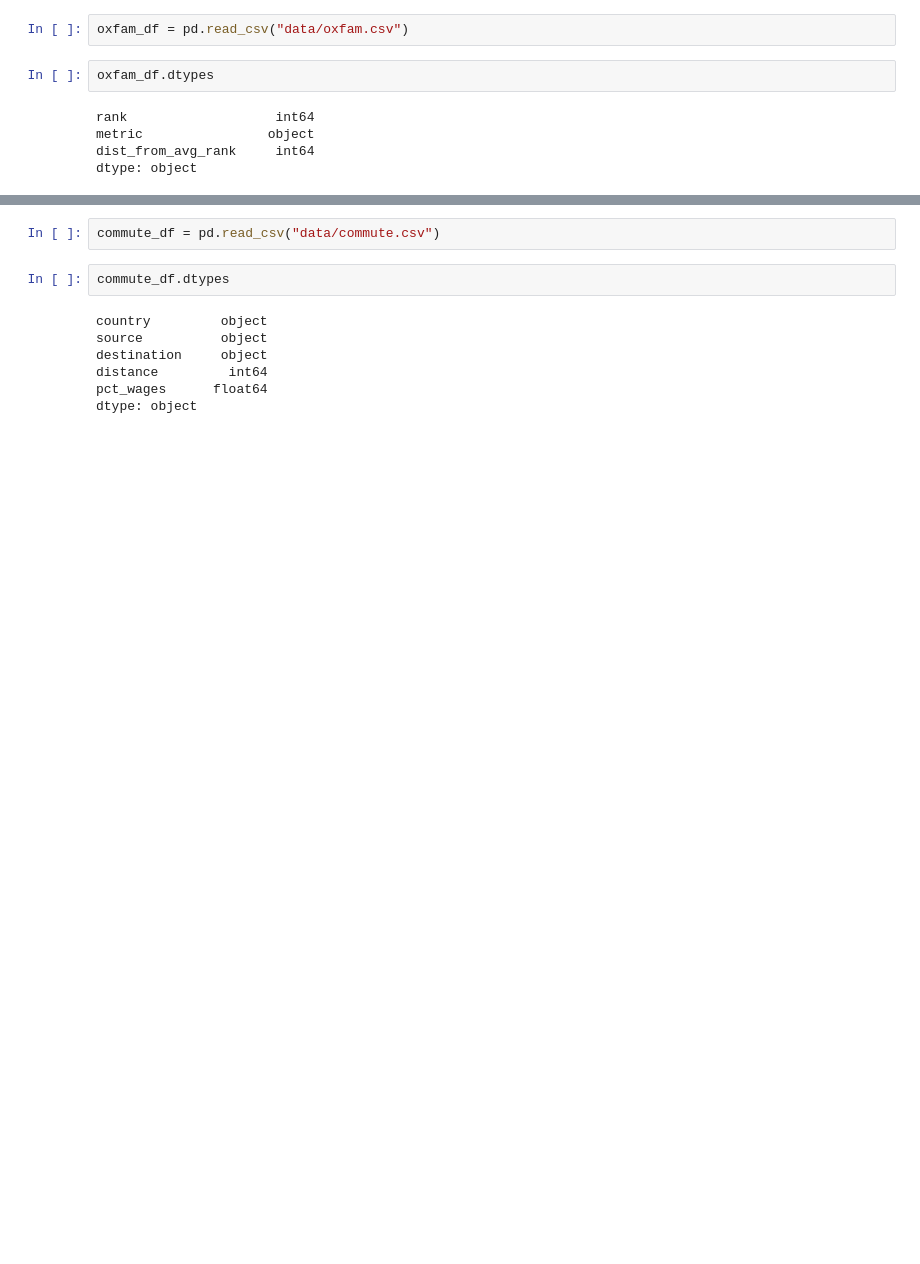
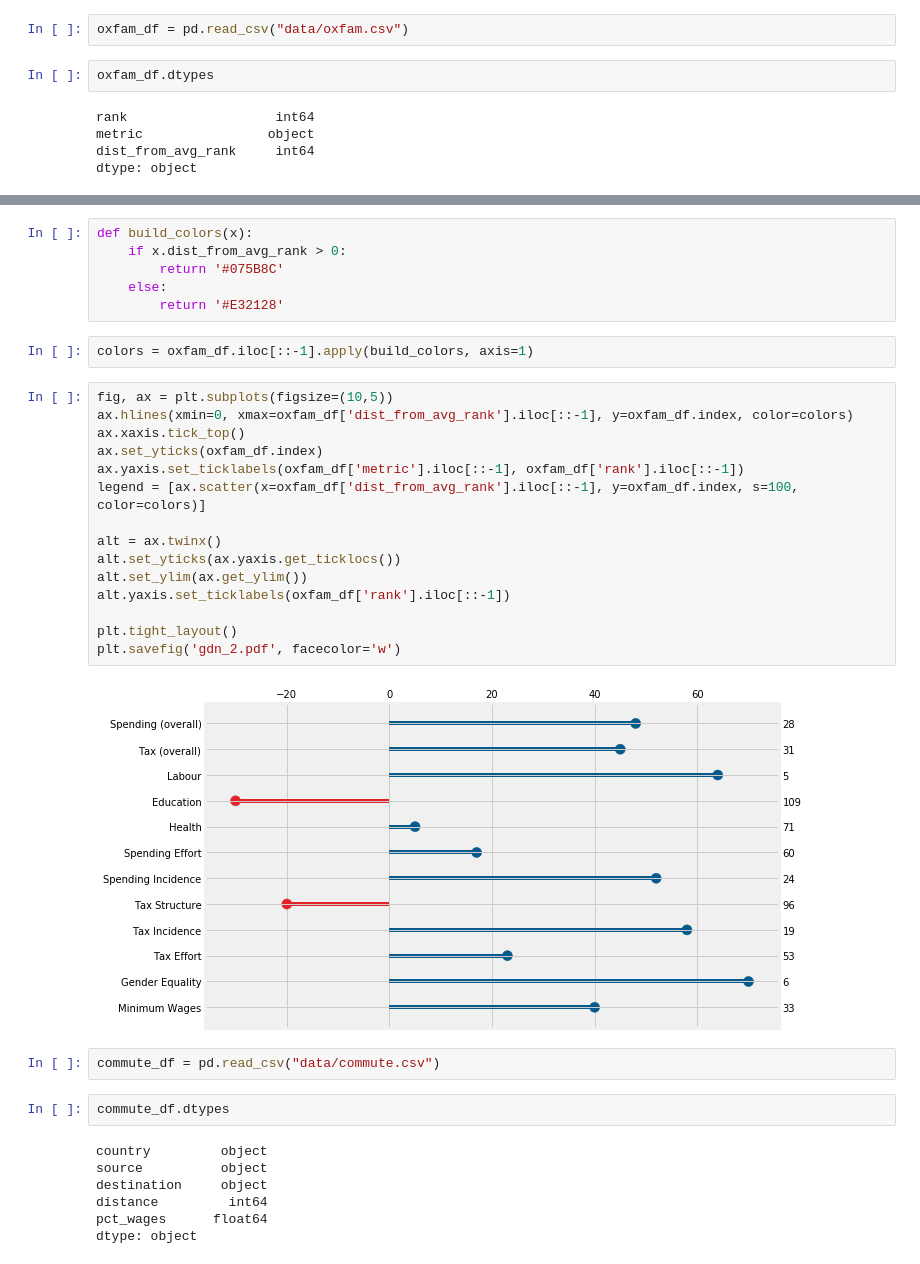
Before and after one commit to SawyerClick/foundations_homework, a Jupyter notebook: 14-homework/The Guardian Reproductions.ipynb, the cells around one changed output, grey strips where cells are left out. Drawn from its saved outputs; the diff is of its cells as text; blank space fills up the shorter version.

```diff
--- a/14-homework/The Guardian Reproductions.ipynb
+++ b/14-homework/The Guardian Reproductions.ipynb
@@ -59,3 +81,28 @@ dtype: object
+# %%
+def build_colors(x):
+    if x.dist_from_avg_rank > 0:
+        return '#075B8C'
+    else:
+        return '#E32128'
+# %%
+colors = oxfam_df.iloc[::-1].apply(build_colors, axis=1)
+# %%
+fig, ax = plt.subplots(figsize=(10,5))
+ax.hlines(xmin=0, xmax=oxfam_df['dist_from_avg_rank'].iloc[::-1], y=oxfam_df.index, color=colors)
+ax.xaxis.tick_top()
+ax.set_yticks(oxfam_df.index)
+ax.yaxis.set_ticklabels(oxfam_df['metric'].iloc[::-1], oxfam_df['rank'].iloc[::-1])
+legend = [ax.scatter(x=oxfam_df['dist_from_avg_rank'].iloc[::-1], y=oxfam_df.index, s=100, color=colors)]
+
+alt = ax.twinx()
+alt.set_yticks(ax.yaxis.get_ticklocs())
+alt.set_ylim(ax.get_ylim())
+alt.yaxis.set_ticklabels(oxfam_df['rank'].iloc[::-1])
+
+plt.tight_layout()
+plt.savefig('gdn_2.pdf', facecolor='w')
+# %% [output]
+[figure, added]
 # %%
 commute_df = pd.read_csv("data/commute.csv")
 # %%
```
Also changed, not shown: parts of 5 cells of this notebook, 5 other files.
